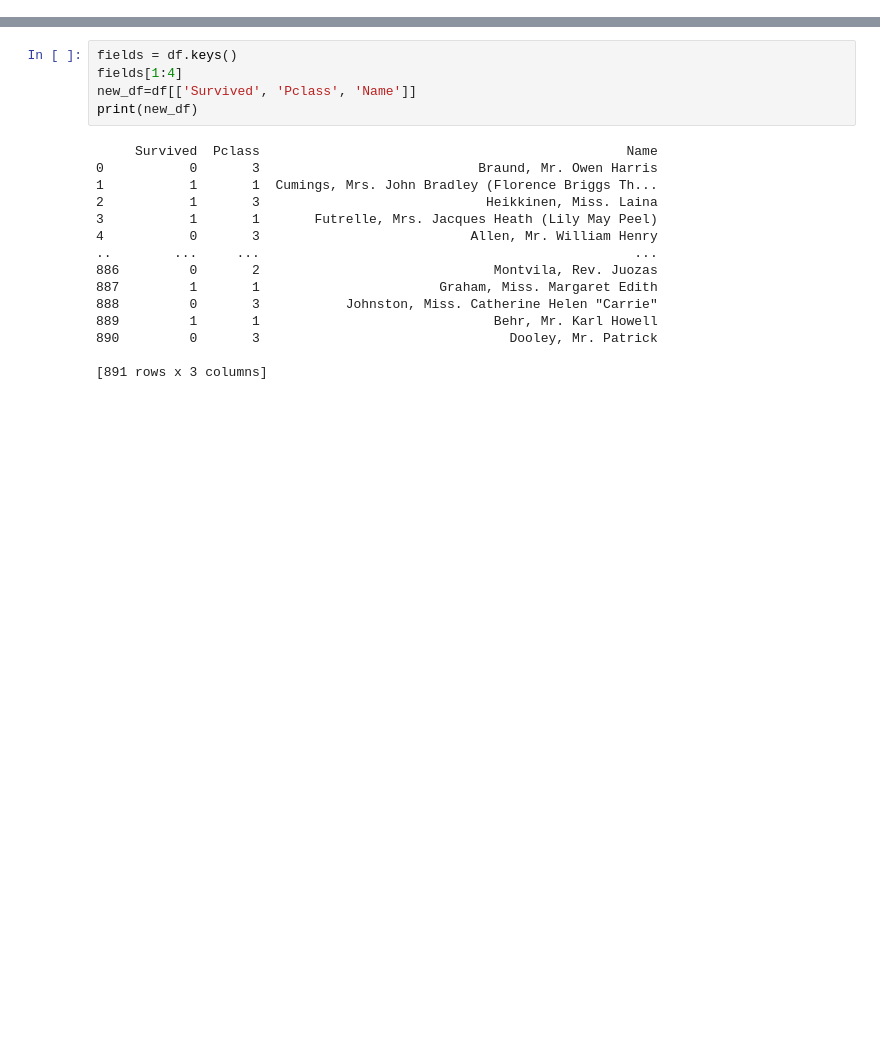
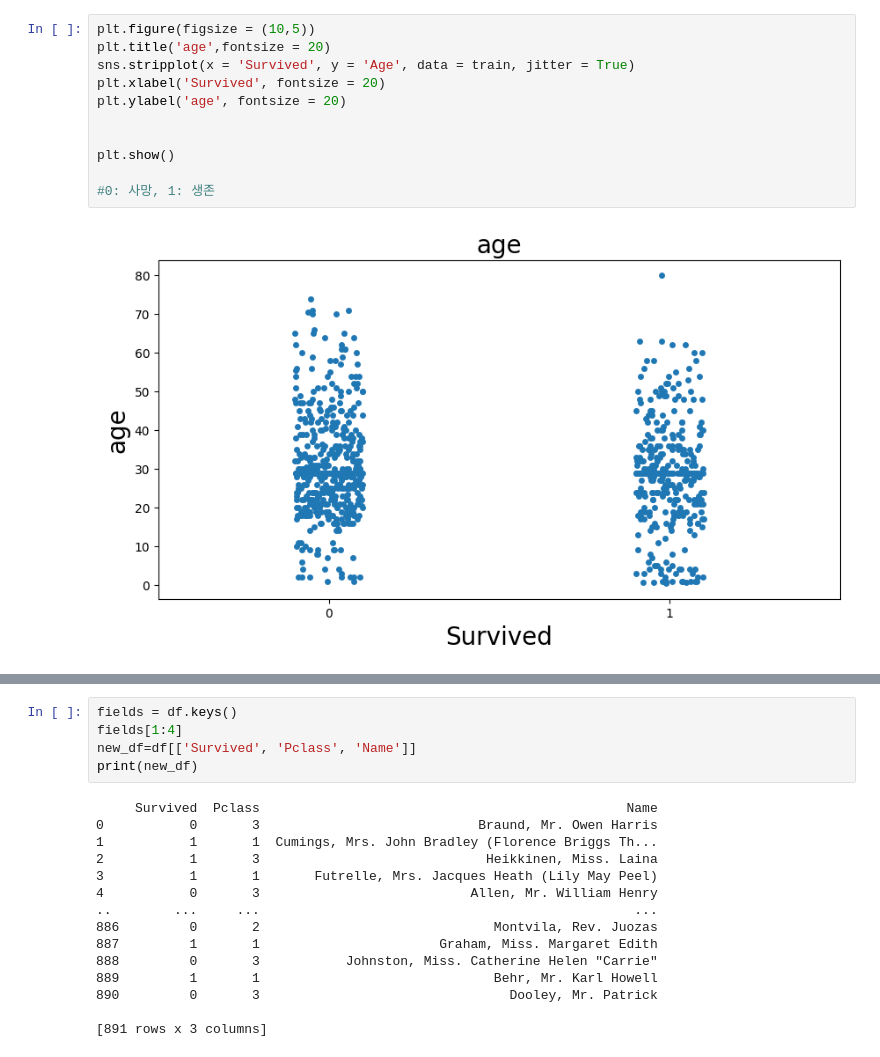
Before and after one commit to welcomeglory/Python, a Jupyter notebook: 07_24.ipynb, the cells around one changed output, grey strips where cells are left out. Drawn from its saved outputs; the diff is of its cells as text; blank space fills up the shorter version.

```diff
--- a/07_24.ipynb
+++ b/07_24.ipynb
@@ -6,0 +70,13 @@ df = pd.read_csv(path)
+# %%
+plt.figure(figsize = (10,5))
+plt.title('age',fontsize = 20)
+sns.stripplot(x = 'Survived', y = 'Age', data = train, jitter = True)
+plt.xlabel('Survived', fontsize = 20)
+plt.ylabel('age', fontsize = 20)
+
+
+plt.show()
+
+#0: 사망, 1: 생존
+# %% [output]
+[figure, added]
```
Also changed, not shown: parts of 11 cells of this notebook.
